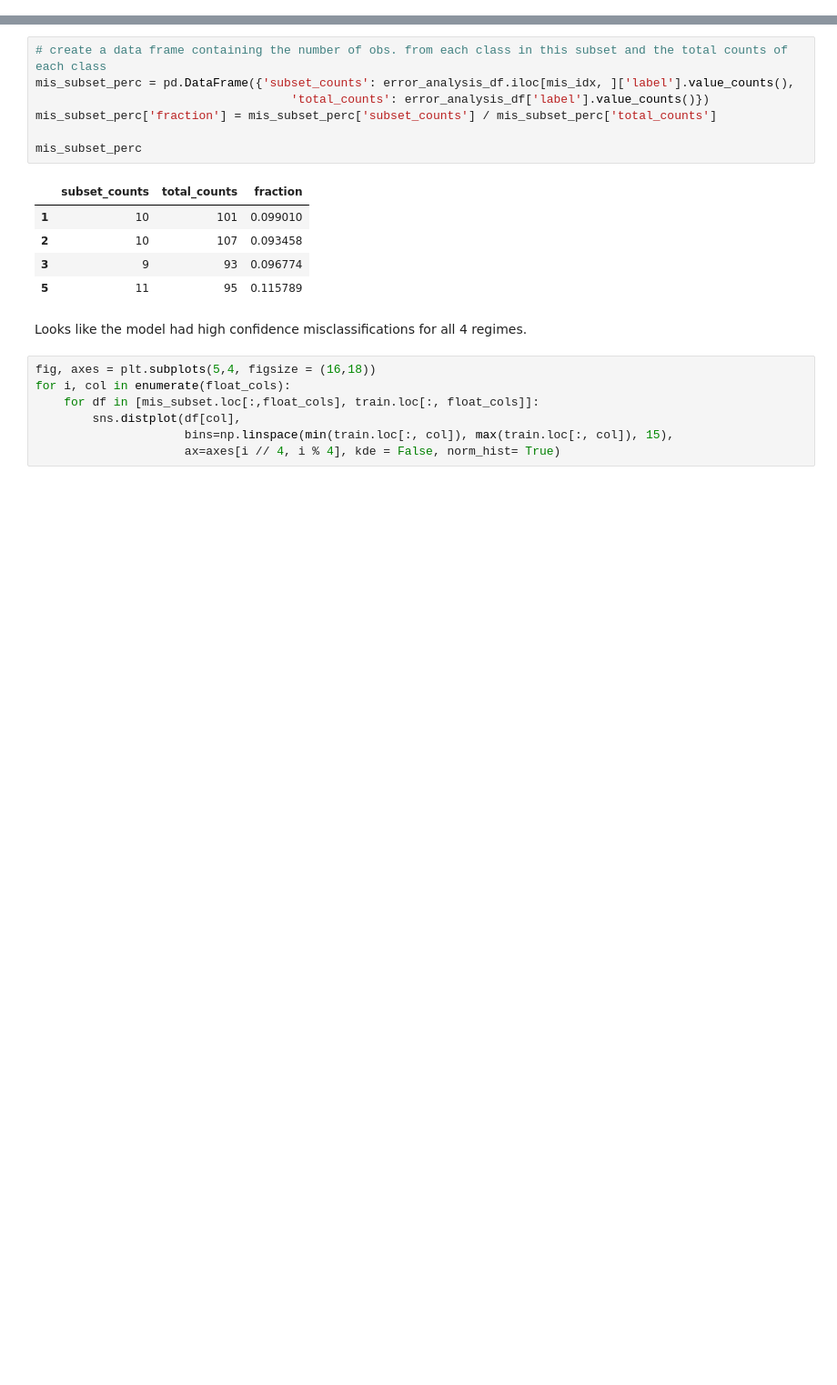
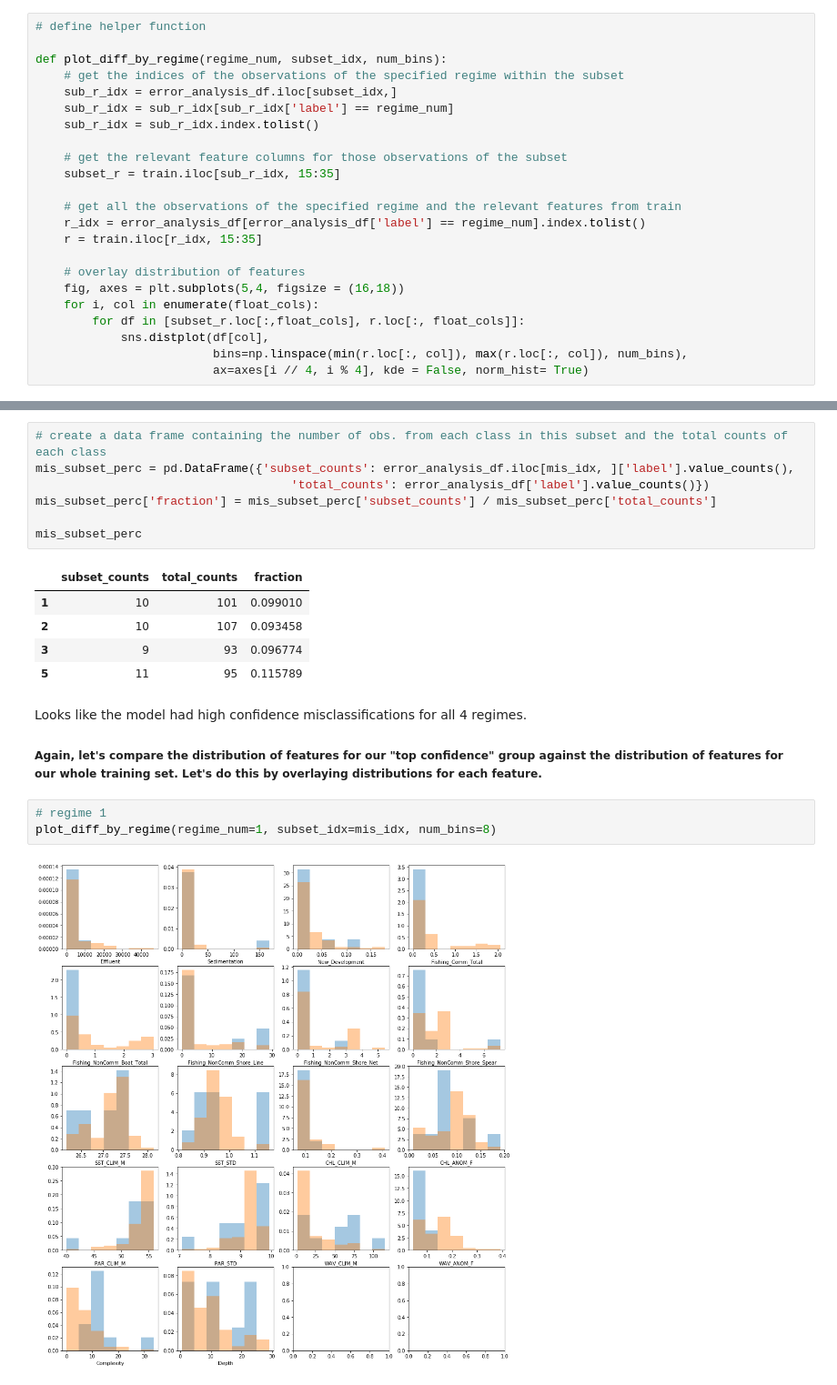
Before and after one commit to salliewalecka/Hawaii_RegimesPredictors, a Jupyter notebook: notebooks/Logistic_Regressions_with_Error_Analysis.ipynb, the cells around one changed output, grey strips where cells are left out. Shown at 91% size. Cells and saved outputs as stored; diff of their text form; blank space fills up the shorter version.

```diff
--- a/notebooks/Logistic_Regressions_with_Error_Analysis.ipynb
+++ b/notebooks/Logistic_Regressions_with_Error_Analysis.ipynb
@@ -370,6 +370,29 @@ float_cols = subset.iloc[:, np.r_[0:3, 5:20]].columns
 #         sns.distplot(df[col],
 #                      bins=np.linspace(min(train.loc[:, col]), max(train.loc[:, col]), 15),
 #                      ax=axes[i // 4, i % 4], kde = False, norm_hist= True)
+# %%
+# define helper function
+
+def plot_diff_by_regime(regime_num, subset_idx, num_bins):
+    # get the indices of the observations of the specified regime within the subset
+    sub_r_idx = error_analysis_df.iloc[subset_idx,]
+    sub_r_idx = sub_r_idx[sub_r_idx['label'] == regime_num]
+    sub_r_idx = sub_r_idx.index.tolist()
+
+    # get the relevant feature columns for those observations of the subset
+    subset_r = train.iloc[sub_r_idx, 15:35]
+
+    # get all the observations of the specified regime and the relevant features from train
+    r_idx = error_analysis_df[error_analysis_df['label'] == regime_num].index.tolist()
+    r = train.iloc[r_idx, 15:35]
+
+    # overlay distribution of features
+    fig, axes = plt.subplots(5,4, figsize = (16,18))
+    for i, col in enumerate(float_cols):
+        for df in [subset_r.loc[:,float_cols], r.loc[:, float_cols]]:
+            sns.distplot(df[col],
+                         bins=np.linspace(min(r.loc[:, col]), max(r.loc[:, col]), num_bins),
+                         ax=axes[i // 4, i % 4], kde = False, norm_hist= True)
 # %% [markdown]
 ##### For Regime 1:
 (since more than half of the correctly classified observations in the "high confidence" group were for Regime 1)
@@ -443,12 +445,12 @@ mis_subset_perc
 | 2 | 10 | 107 | 0.093458 |
 | 3 | 9 | 93 | 0.096774 |
 | 5 | 11 | 95 | 0.115789 |
-# %% [markdown]
-Looks like the model had high confidence misclassifications for all 4 regimes.
-# %%
-fig, axes = plt.subplots(5,4, figsize = (16,18))
-for i, col in enumerate(float_cols):
-    for df in [mis_subset.loc[:,float_cols], train.loc[:, float_cols]]:
-        sns.distplot(df[col],
-                     bins=np.linspace(min(train.loc[:, col]), max(train.loc[:, col]), 15),
-                     ax=axes[i // 4, i % 4], kde = False, norm_hist= True)
+# %% [markdown]
+Looks like the model had high confidence misclassifications for all 4 regimes.
+
+##### Again, let's compare the distribution of features for our "top confidence" group against the distribution of features for our whole training set. Let's do this by overlaying distributions for each feature.
+# %%
+# regime 1
+plot_diff_by_regime(regime_num=1, subset_idx=mis_idx, num_bins=8)
+# %% [output]
+[figure, added]
```
Also changed, not shown: parts of 16 cells of this notebook.
